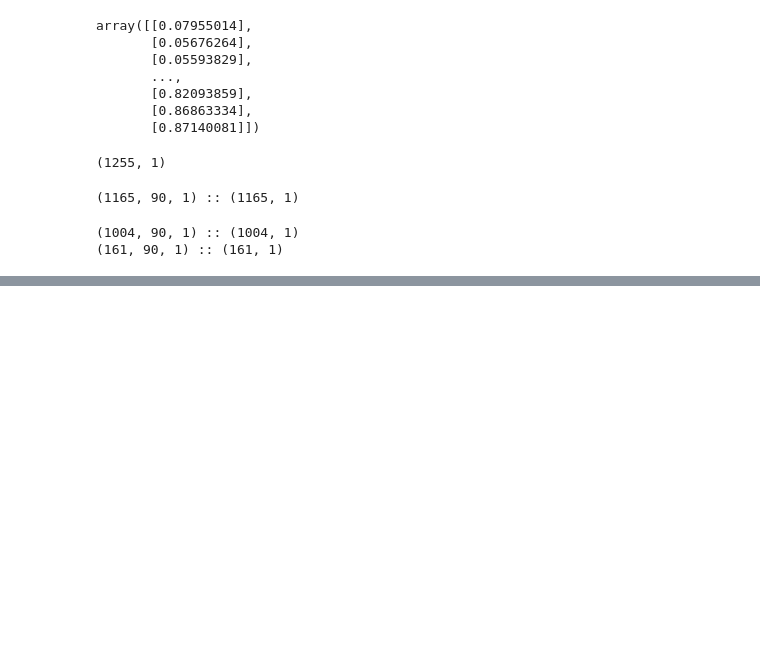
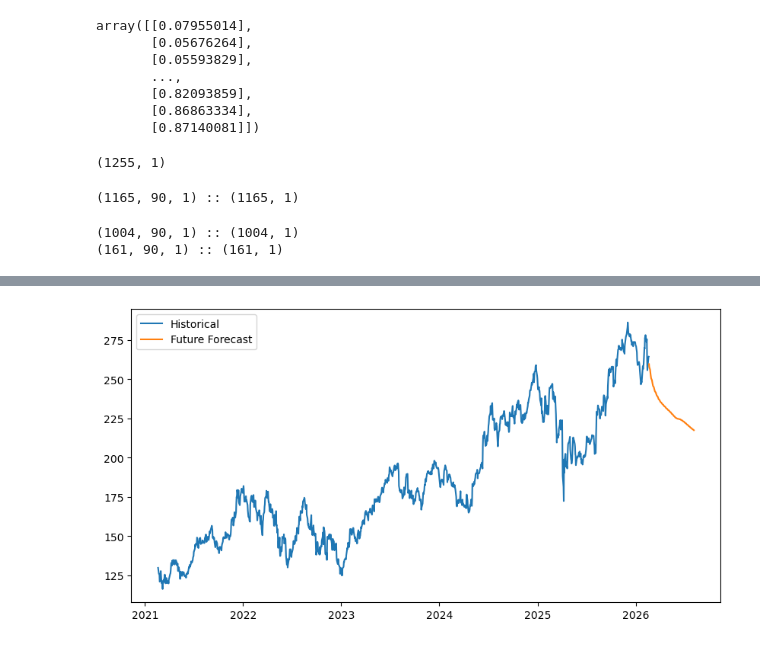
Before and after one commit to utsav87589/LSTM---Stock-price-prediction, a Jupyter notebook: v1/notebooks/future_price_predict.ipynb, the cells around one changed output, grey strips where cells are left out. Drawn from its saved outputs; the diff is of its cells as text; code cells hidden in the pictures; blank space fills up the shorter version.

Commit message:
prediction of the future days done

```diff
--- a/v1/notebooks/future_price_predict.ipynb
+++ b/v1/notebooks/future_price_predict.ipynb
@@ -195,0 +267,18 @@ plt.show()
+# %%
+### predicting the next days and moving the window forward
+future_days = 120
+future_pred = []
+current_window = last_sequence.copy()
+
+for _ in range(future_days) :
+
+    next_pred = model.predict(current_window, verbose = 0)
+
+    future_pred.append(next_pred[0, 0])
+
+    next_pred_reshaped = next_pred.reshape(1, 1, 1)
+
+    current_window = np.concatenate(
+    (current_window[:, 1:, :], next_pred_reshaped),
+    axis=1
+    )
@@ -195,0 +311,4 @@ plt.show()
+# %%
+### coverting it to the array
+future_pred = np.array(future_pred).reshape(-1, 1)
+future_pred
@@ -195,0 +333,4 @@ plt.show()
+# %%
+### inverse scaling the things
+future_pred = scaler.inverse_transform(future_pred)
+future_pred.shape
@@ -195,0 +360,11 @@ plt.show()
+# %%
+### creating the future date index
+last_date = df['date'].iloc[-1]
+
+future_dates = pd.date_range(
+    start = last_date + pd.Timedelta(days=1),
+    periods = future_days,
+    freq='B'   # business days # for the regular days = 'D'
+)
+
+future_dates
@@ -195,0 +380,9 @@ plt.show()
+# %%
+### plotting the graph for the future prices
+plt.figure(figsize=(10,5))
+plt.plot(df['date'], df['close'], label="Historical")
+plt.plot(future_dates, future_pred, label="Future Forecast")
+plt.legend()
+plt.show()
+# %% [output]
+[figure, added]
```
Also changed, not shown: parts of 19 cells of this notebook.
